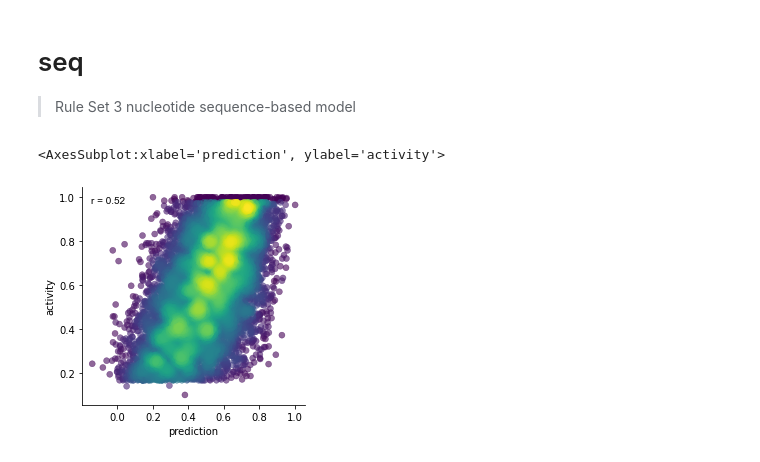
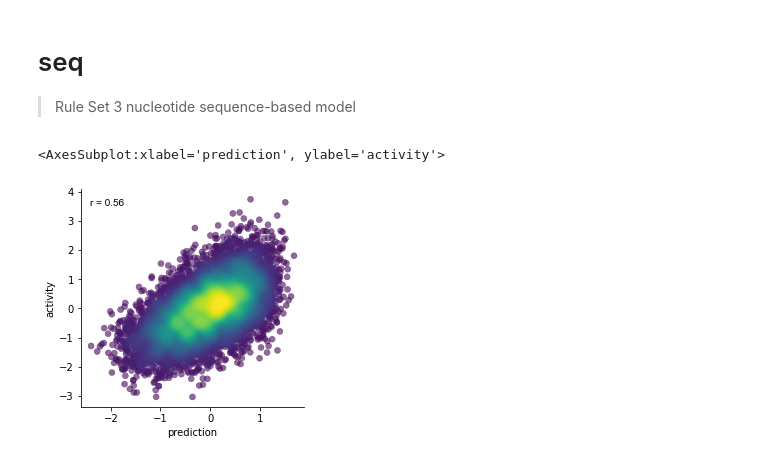
Before and after one commit to gpp-rnd/rs3, a Jupyter notebook: 00_seq.ipynb, the cells around one changed output. Drawn from its saved outputs; the diff is of its cells as text; code cells hidden in the pictures.

```diff
--- a/00_seq.ipynb
+++ b/00_seq.ipynb
@@ -29,14 +30,24 @@ def load_seq_model(dev_nb=False):
 assert type(load_seq_model()) == lightgbm.sklearn.LGBMRegressor
 # %%
 # export
-def featurize_context(context_sequences):
+def featurize_context(context_sequences, sequence_tracr='Hsu2013', ref_tracrs=None):
     """Featurize context sequences
 
     :param context_sequences: list-like
+    :param sequence_tracr: list-like or str
     :return: DataFrame, feature matrix
     """
+    if ref_tracrs is None:
+        ref_tracrs = ['Hsu2013', 'Chen2013']
     context_series = pd.Series(context_sequences)
     if not (context_series.str.len() == 30).all():
         raise  ValueError('All context sequences must be 30 nucleotides')
     featurized_sgrnas = sglearn.featurize_guides(context_sequences)
+    for tracr in ref_tracrs:
+        if type(sequence_tracr) is str:
+            featurized_sgrnas[tracr + ' tracr'] = int(sequence_tracr == tracr)
+        else: # list-like
+            featurized_sgrnas[tracr + ' tracr'] = ((pd.Series(sequence_tracr) == tracr)
+                                                   .astype(int)
+                                                   .to_list())
     return featurized_sgrnas
@@ -48,15 +54,31 @@ assert featurized_test.loc['AGAAAACACTAGCATCCCCACCCGCGGACT', '1AA'] == 1
+# %%
+test_sgrnas = ['GACGAAAGCGACAACGCGTTCATCCGGGCA', 'AGAAAACACTAGCATCCCCACCCGCGGACT']
+sequence_tracr = ['Hsu2013', 'Chen2013']
+featurized_test = featurize_context(test_sgrnas, sequence_tracr=sequence_tracr)
+assert featurized_test.loc['GACGAAAGCGACAACGCGTTCATCCGGGCA', '-4G'] == 1
+assert featurized_test.loc['AGAAAACACTAGCATCCCCACCCGCGGACT', '1AA'] == 1
+assert featurized_test.loc['GACGAAAGCGACAACGCGTTCATCCGGGCA', 'Chen2013 tracr'] == 0
+assert featurized_test.loc['GACGAAAGCGACAACGCGTTCATCCGGGCA', 'Hsu2013 tracr'] == 1
+assert featurized_test.loc['AGAAAACACTAGCATCCCCACCCGCGGACT', 'Chen2013 tracr'] == 1
+assert featurized_test.loc['AGAAAACACTAGCATCCCCACCCGCGGACT', 'Hsu2013 tracr'] == 0
+featurized_test = featurize_context(test_sgrnas, sequence_tracr='Hsu2013')
+assert featurized_test.loc['GACGAAAGCGACAACGCGTTCATCCGGGCA', 'Hsu2013 tracr'] == 1
+assert featurized_test.loc['GACGAAAGCGACAACGCGTTCATCCGGGCA', 'Chen2013 tracr'] == 0
+assert featurized_test.loc['AGAAAACACTAGCATCCCCACCCGCGGACT', 'Hsu2013 tracr'] == 1
+assert featurized_test.loc['AGAAAACACTAGCATCCCCACCCGCGGACT', 'Chen2013 tracr'] == 0
 # %%
 #export
-def predict_seq(context_sequences):
+def predict_seq(context_sequences, sequence_tracr='Hsu2013', ref_tracrs=None):
     """Predict the activity of context sequence for SpCas9 Knockout using sequence information only
 
     :param context_sequences: list of str
     :return: list of float, predictions
     """
     model = load_seq_model()
-    featurized_sgrnas = featurize_context(context_sequences)
+    featurized_sgrnas = featurize_context(context_sequences, sequence_tracr=sequence_tracr, ref_tracrs=ref_tracrs)
     seq_predictions = model.predict(featurized_sgrnas)
     return seq_predictions
 # %%
-geckov2_predictions = predict_seq(geckov2_data['sgRNA Context Sequence'])
-assert spearmanr(geckov2_predictions, geckov2_data['avg_rank'])[0] > 0.5
+geckov2_predictions = predict_seq(geckov2_data['sgRNA Context Sequence'],
+                                  sequence_tracr='Hsu2013')
+assert spearmanr(geckov2_predictions, geckov2_data['avg_mean_centered_neg_lfc'])[0] > 0.5
@@ -63,10 +89,10 @@ assert spearmanr(geckov2_predictions, geckov2_data['avg_rank'])[0] > 0.5
 # %%
-geckov2_activity_df = pd.DataFrame({'activity': geckov2_data['avg_rank'],
+geckov2_activity_df = pd.DataFrame({'activity': geckov2_data['avg_mean_centered_neg_lfc'],
                                     'prediction': geckov2_predictions})
 plt.subplots(figsize=(4, 4))
 sns.despine()
 gpplot.point_densityplot(data=geckov2_activity_df, y='activity', x='prediction')
 gpplot.add_correlation(data=geckov2_activity_df, y='activity', x='prediction', method='spearman')
 # %% [output]
 <AxesSubplot:xlabel='prediction', ylabel='activity'>
-[figure, old version]
+[figure, new version]
```
Also changed, not shown: parts of 3 cells of this notebook, 9 other files.
